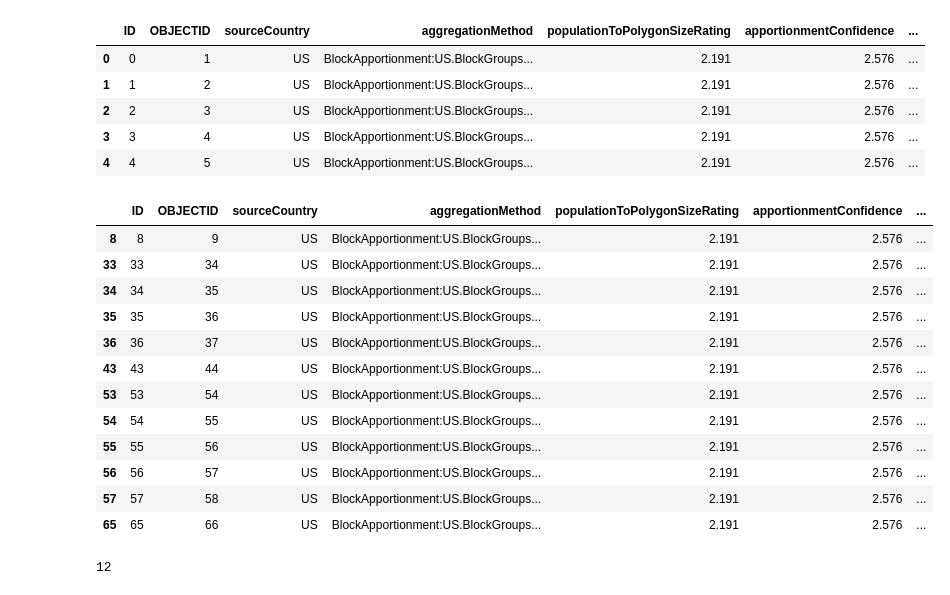
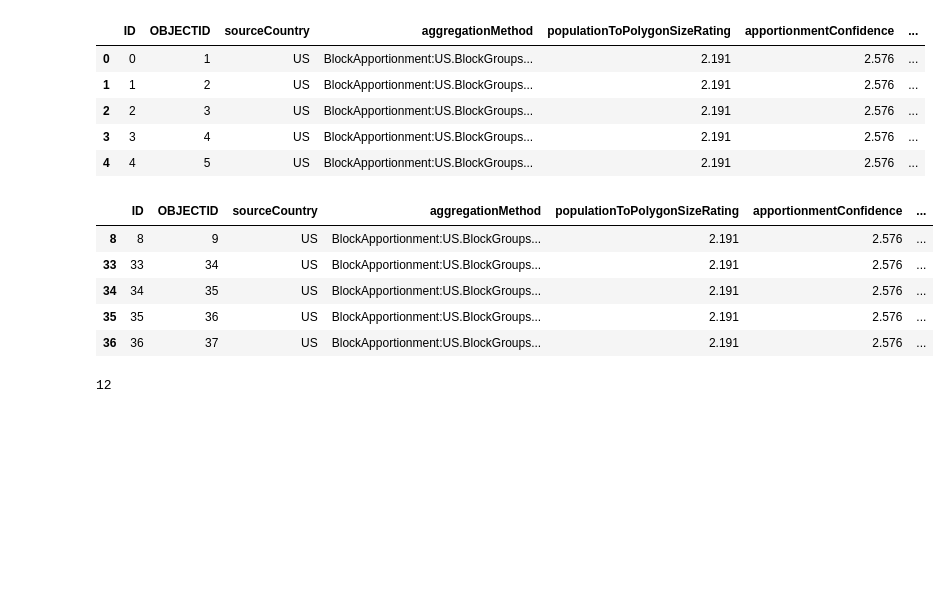
Before and after one commit to aleksey-nsk/jupyter_and_arcgis, a Jupyter notebook: example_04_esri_presentation/02_at_covid_risk.ipynb, the cells around one changed output. Cells and saved outputs as stored; diff of their text form; code cells hidden in the pictures; blank space fills up the shorter version.

```diff
--- a/example_04_esri_presentation/02_at_covid_risk.ipynb
+++ b/example_04_esri_presentation/02_at_covid_risk.ipynb
@@ -11,7 +11,7 @@ from getpass import getpass
 # %%
 # User credentials instead of an API key
 password=getpass()
-gis = GIS(username="Aleksey_Zhdanov_LearnArcGIS", password=password)
+gis = GIS(username="azhdanov_ba", password=password)
 # %% [output]
 ········
 # %% [markdown]
@@ -146,21 +126,14 @@ enriched_areas.head()
 senior_populated_area = enriched_areas[enriched_areas["SENIORS_PERCENT"] > 25]
 # %%
 # See all these filtered areas
-senior_populated_area
+senior_populated_area.head()
 # %% [output]
 |  | ID | OBJECTID | sourceCountry | aggregationMethod | populationToPolygonSizeRating | apportionmentConfidence | ... |
 | 8 | 8 | 9 | US | BlockApportionment:US.BlockGroups... | 2.191 | 2.576 | ... |
 | 33 | 33 | 34 | US | BlockApportionment:US.BlockGroups... | 2.191 | 2.576 | ... |
 | 34 | 34 | 35 | US | BlockApportionment:US.BlockGroups... | 2.191 | 2.576 | ... |
 | 35 | 35 | 36 | US | BlockApportionment:US.BlockGroups... | 2.191 | 2.576 | ... |
 | 36 | 36 | 37 | US | BlockApportionment:US.BlockGroups... | 2.191 | 2.576 | ... |
-| 43 | 43 | 44 | US | BlockApportionment:US.BlockGroups... | 2.191 | 2.576 | ... |
-| 53 | 53 | 54 | US | BlockApportionment:US.BlockGroups... | 2.191 | 2.576 | ... |
-| 54 | 54 | 55 | US | BlockApportionment:US.BlockGroups... | 2.191 | 2.576 | ... |
-| 55 | 55 | 56 | US | BlockApportionment:US.BlockGroups... | 2.191 | 2.576 | ... |
-| 56 | 56 | 57 | US | BlockApportionment:US.BlockGroups... | 2.191 | 2.576 | ... |
-| 57 | 57 | 58 | US | BlockApportionment:US.BlockGroups... | 2.191 | 2.576 | ... |
-| 65 | 65 | 66 | US | BlockApportionment:US.BlockGroups... | 2.191 | 2.576 | ... |
 # %%
 # Amount of these filtered areas
 senior_populated_area.shape[0]
```
Also changed, not shown: parts of 1 cell of this notebook, 25 other files.
